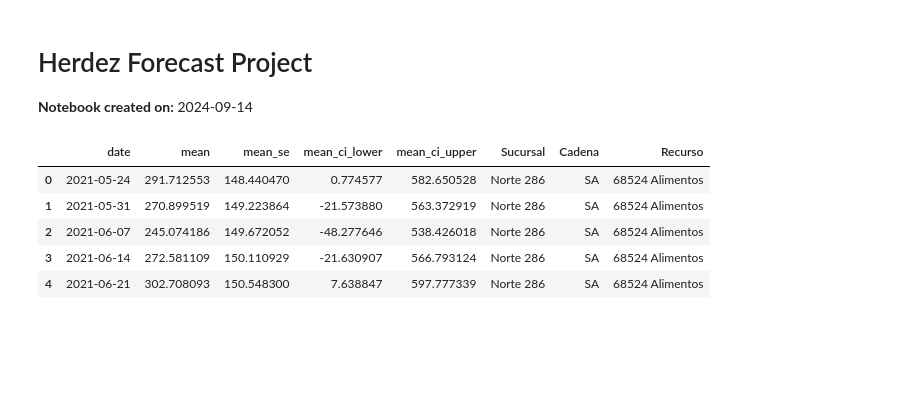
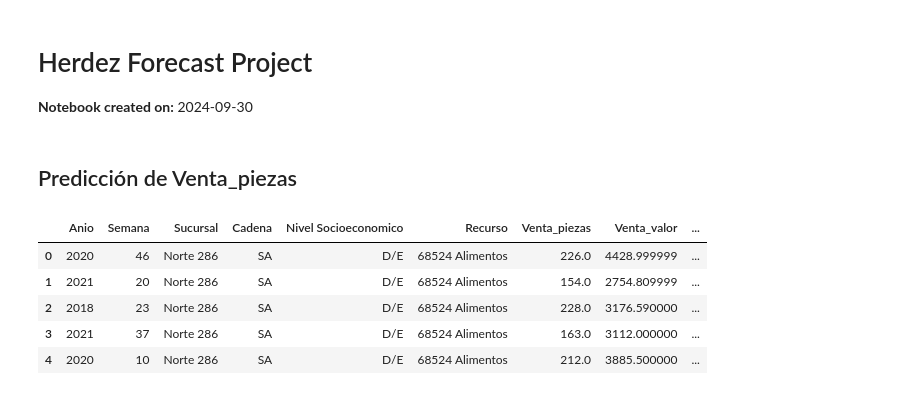
Before and after one commit to DaveDeDev/DataTestHerdez, a Jupyter notebook: notebooks/forecast.ipynb, the cells around one changed output. Drawn from its saved outputs; the diff is of its cells as text; code cells hidden in the pictures; blank space fills up the shorter version.

```diff
--- a/notebooks/forecast.ipynb
+++ b/notebooks/forecast.ipynb
@@ -1,4 +1,4 @@
 # %% [markdown]
 # Herdez Forecast Project
 
-**Notebook created on:** 2024-09-14
+**Notebook created on:** 2024-09-30
@@ -8,11 +13,13 @@ import matplotlib.pyplot as plt
+# %% [markdown]
+## Predicción de Venta_piezas
 # %%
 # dataset
-df = pd.read_csv("..\\data\\dataset\\future_forecast_52_weeks.csv")
+df = pd.read_csv("..\\data\\dataset\\dataset.csv")
 df.head()
 # %% [output]
-|  | date | mean | mean_se | mean_ci_lower | mean_ci_upper | Sucursal | Cadena | Recurso |
-| 0 | 2021-05-24 | 291.712553 | 148.440470 | 0.774577 | 582.650528 | Norte 286 | SA | 68524 Alimentos |
-| 1 | 2021-05-31 | 270.899519 | 149.223864 | -21.573880 | 563.372919 | Norte 286 | SA | 68524 Alimentos |
-| 2 | 2021-06-07 | 245.074186 | 149.672052 | -48.277646 | 538.426018 | Norte 286 | SA | 68524 Alimentos |
-| 3 | 2021-06-14 | 272.581109 | 150.110929 | -21.630907 | 566.793124 | Norte 286 | SA | 68524 Alimentos |
-| 4 | 2021-06-21 | 302.708093 | 150.548300 | 7.638847 | 597.777339 | Norte 286 | SA | 68524 Alimentos |
+|  | Anio | Semana | Sucursal | Cadena | Nivel Socioeconomico | Recurso | Venta_piezas | Venta_valor | ... |
+| 0 | 2020 | 46 | Norte 286 | SA | D/E | 68524 Alimentos | 226.0 | 4428.999999 | ... |
+| 1 | 2021 | 20 | Norte 286 | SA | D/E | 68524 Alimentos | 154.0 | 2754.809999 | ... |
+| 2 | 2018 | 23 | Norte 286 | SA | D/E | 68524 Alimentos | 228.0 | 3176.590000 | ... |
+| 3 | 2021 | 37 | Norte 286 | SA | D/E | 68524 Alimentos | 163.0 | 3112.000000 | ... |
+| 4 | 2020 | 10 | Norte 286 | SA | D/E | 68524 Alimentos | 212.0 | 3885.500000 | ... |
```
Also changed, not shown: parts of 19 cells of this notebook, 1 other file.
